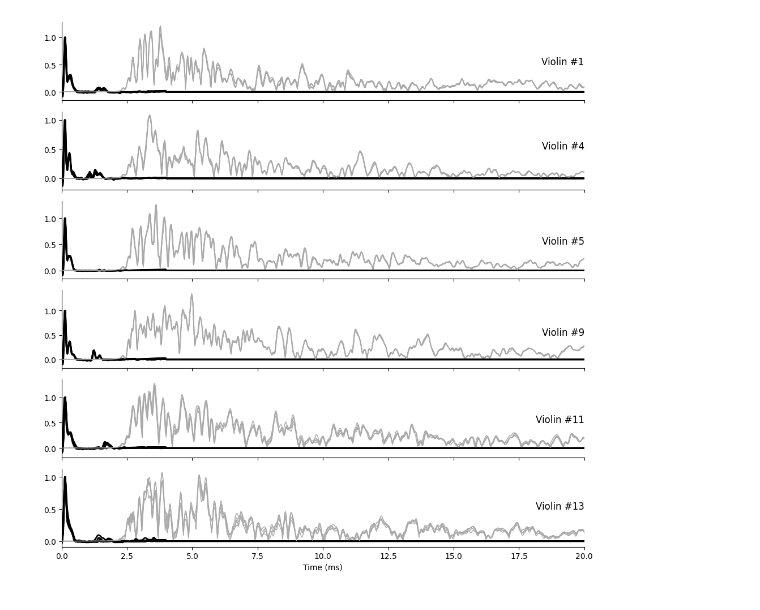
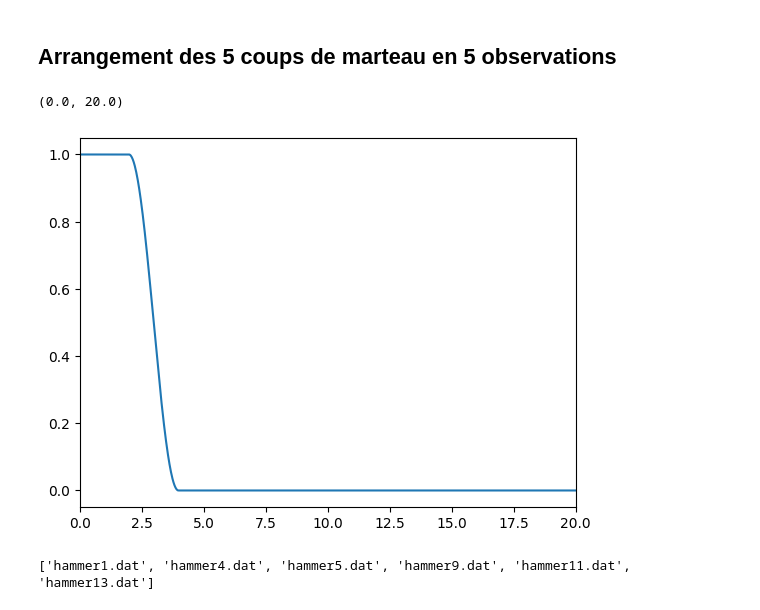
Before and after one commit to ollivierf/BilbaoViolinsDir, a Jupyter notebook: notebooks/Violon_1_Marteau2HetRI.ipynb, the cells around one changed output. Saved outputs shown, nothing was run; the diff lists cells and outputs as text; code cells hidden in the pictures.

```diff
--- a/notebooks/Violon_1_Marteau2HetRI.ipynb
+++ b/notebooks/Violon_1_Marteau2HetRI.ipynb
@@ -49,5 +52,21 @@ plt.xlim(0,10000)
+# %% [markdown]
+## Arrangement des 5 coups de marteau en 5 observations
+# %%
+tW = np.arange(WinLen)/Fe
+tWMax = 0.02
+#RectTuckeyWindow for the hammer signal
+lenWHmr = 200
+RectTukeyWin = sig.windows.tukey(2*lenWHmr, alpha=0.5)
+RectTukeyWin = RectTukeyWin[lenWHmr:]
+RectTukeyWin = np.hstack((RectTukeyWin, np.zeros(WinLen-lenWHmr)))
+plt.plot(1000*tW, RectTukeyWin)
+plt.xlim(0, 1000*tWMax)
+# %% [output]
+(0.0, 20.0)
+[figure, added]
 # %%
-from scipy.signal import butter, filtfilt, hilbert
+from scipy.signal import butter, filtfilt
+from tqdm import tqdm
 Thrshld = 0.5
 # Design a Butterworth filter
 cutoffL = 100  # Cutoff frequency in Hz
@@ -59,34 +78,41 @@ b, a = butter(order, np.array([cutoffL, cutoffH]) / (0.5 * Fe), btype='Bandpass'
 FramesHmr = []
 FramesMcr = []
 FramesMms = []
-fig,ax = plt.subplots(6,1,figsize=(10,10))
-nf = -1
+
+nv = -1
 NumViolon = []
-for f in DatFiles:
+print(DatFiles)
+for f in tqdm(DatFiles):
     NumViolon.append(int(re.findall(r'\d+', f)[0]))
-    nf += 1
+    nv += 1
     with open('../data/raw/Marteau/' + f) as DatFile :
         data = np.fromfile(DatFile, dtype='int32').reshape((-1, NbVoies))
         compteur = data[:,0]
-        Mems = data[:, 1:NbMems+1].astype('float')*SensMems
-        Refs = data[:, NbMems+1:].astype('float')*SensAnalog
+        Mems = data[:, 1:NbMems+1].astype('float')
+
+        # Compensate for average Mems FRF
+        # Rmq : Les DatFiles n'ont pas tous la même longueur, donc on interpole le FRF pour chaque fichier
+        Freqs = np.fft.rfftfreq(Mems.shape[0], 1/Fe)
+        FRFInt = np.interp(Freqs, fMems1, np.real(FRFMems1)) + 1j * np.interp(Freqs, fMems1, np.imag(FRFMems1))
+        Mems = np.fft.irfft(np.fft.rfft(Mems, axis=0) / FRFInt[:,None], axis=0)
+
+        Refs = data[:, NbMems+1:].astype('float')*SAnalogVPerDigit
         NbEch = data.shape[0]
         t = np.arange(NbEch)/Fe
-    Hammer = Refs[:,2]*SensHammer
+    Hammer = Refs[:,2]/SHammerVPerN # Newton
+    # Filtrage passe-bande [100, 10k] Hz
     Hammer = filtfilt(b,a,Hammer)
-    Micref = Refs[:,1]
+    Micref = Refs[:,1]/SMicRefVPerPa
     Micref = filtfilt(b,a,Micref)
     Mems = filtfilt(b, a, Mems, axis = 0)
 
-    tW = np.arange(WinLen)/Fe
-    tWMax = 0.02
     for i in range(NbPings):
         Ham = Hammer/np.max(np.abs(Hammer))
         for j in range(len(Hammer)):
             if Ham[j] > Thrshld:
                 iTrig = j - iDly
                 j += WinLen - iDly
-                Hmr = Hammer[iTrig:iTrig+WinLen]
+                Hmr = Hammer[iTrig:iTrig+WinLen] * RectTukeyWin
                 Mcr = Micref[iTrig:iTrig+WinLen]
                 Mms = Mems[iTrig:iTrig+WinLen, :]
                 Hmr[200:] = 0
@@ -96,11 +122,6 @@ for f in DatFiles:
                 McrN = Mcr/np.max(np.abs(Mcr))
                 MmsN = Mms/np.max(np.abs(Mms), axis=0)[None,:]
 
-                ax[nf].plot(1000*tW,HmrN,'k', lw = 2)
-                # ax[nf].plot(1000*tW,McrN,'b', lw = 2)
-                # ax[nf].plot(1000*tW,MmsN[:,0],'grey', lw = 0.2)
-                # ax[nf].plot(1000*tW,np.abs(hilbert(McrN)),'k', lw = 1)
-                ax[nf].plot(1000*tW,np.abs(hilbert(MmsN[:,0])),'darkgrey', lw = 1)
                 FramesHmr.append(Hmr)
                 FramesMcr.append(Mcr)
                 FramesMms.append(Mms)
@@ -108,27 +129,10 @@ for f in DatFiles:
         Hammer = Hammer[j:]
         Micref = Micref[j:]
         Mems = Mems[j:,:]
-    ax[nf].set_xlim([0, 1000*tWMax])
-    ax[nf].text(1000*tWMax, 0.5, f'Violin #{NumViolon[nf]:d}', fontsize=12, ha='right')
-    # Remove borders
-    ax[nf].spines['top'].set_visible(False)
-    ax[nf].spines['right'].set_visible(False)
 
-    # Remove tick labels
-    if nf < 5:
-        ax[nf].set_xticklabels([])
-    else:
-        ax[nf].set_xlabel('Time (ms)')
-
-    # Keep axis and ticks
-    ax[nf].xaxis.set_ticks_position('bottom')
-    ax[nf].yaxis.set_ticks_position('left')
-fig.tight_layout()
-FramesHmr = np.array(FramesHmr).reshape((NbViol, NbPings, WinLen))[:,:,:,None]
-FramesMcr =  np.array(FramesMcr).reshape((NbViol, NbPings, WinLen))[:,:,:,None]
+# Reshape the arrays as requested
+FramesHmr = np.array(FramesHmr).reshape((NbViol, NbPings, WinLen, 1))
+FramesMcr = np.array(FramesMcr).reshape((NbViol, NbPings, WinLen, 1))
 FramesMms = np.array(FramesMms).reshape((NbViol, NbPings, WinLen, NbMems))
-
-np.savez('./PingsAll.npz', t=t, Hmr=FramesHmr, Mcr = FramesMcr, Mms = FramesMms)
-np.savez('./NumViolon.npz', NumViolon=NumViolon)
 # %% [output]
-[figure, removed]
+['hammer1.dat', 'hammer4.dat', 'hammer5.dat', 'hammer9.dat', 'hammer11.dat', 'hammer13.dat']
```
Also changed, not shown: parts of 15 cells of this notebook, 13 other files.
